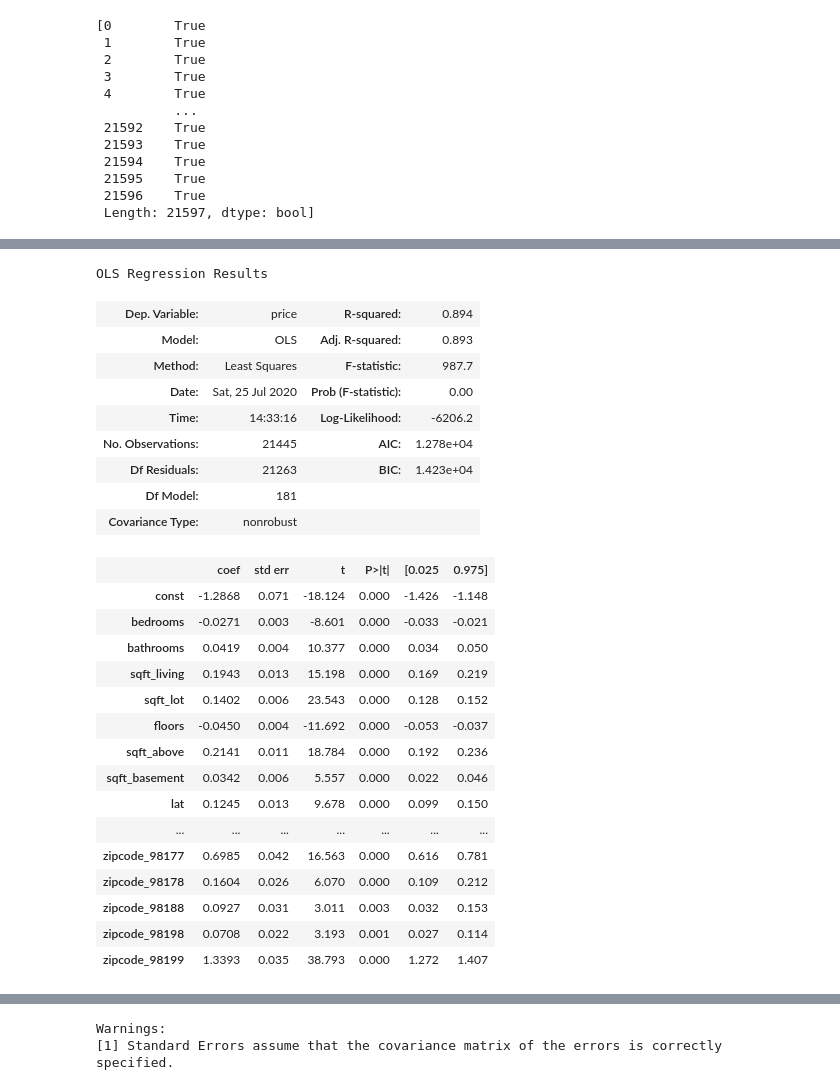
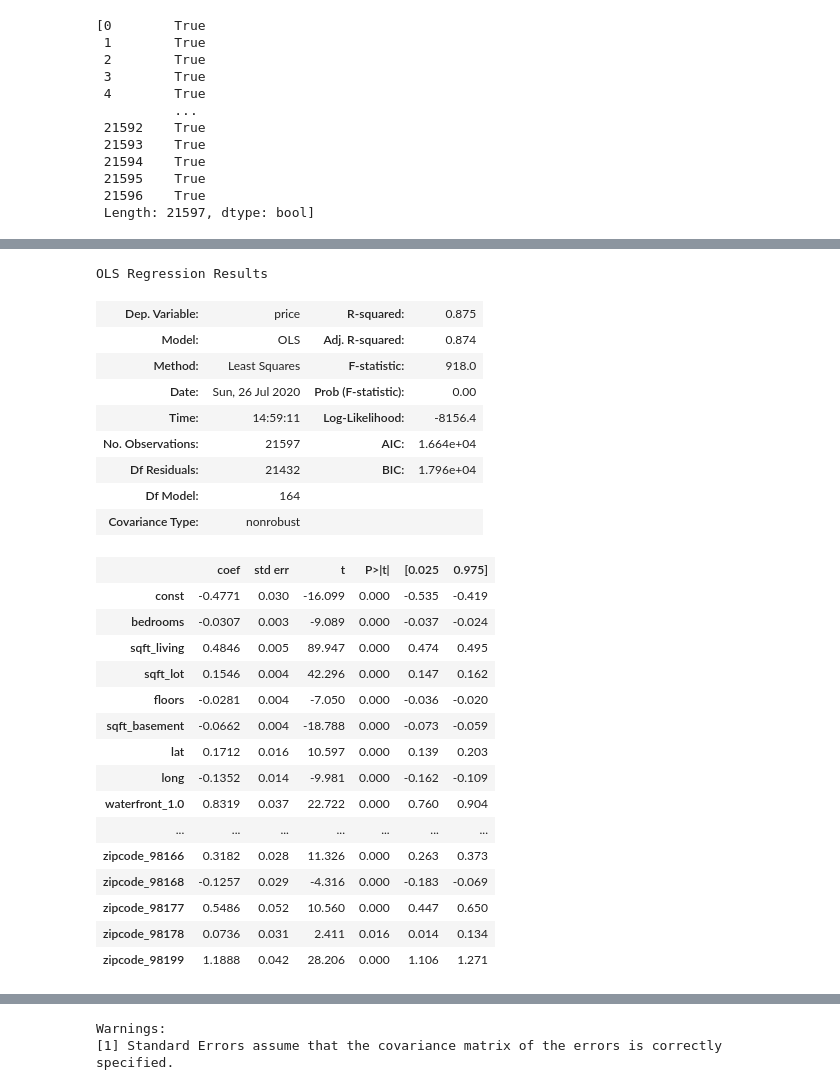
Before and after one commit to minthammock/dsc-mod-2-project-v2-1-onl01-dtsc-pt-041320, a Jupyter notebook: student.ipynb, the cells around one changed output, grey strips where cells are left out. Cells and saved outputs as stored; diff of their text form; code cells hidden in the pictures.

```diff
--- a/student.ipynb
+++ b/student.ipynb
@@ -689,0 +696,9 @@ We now drop the columns with insignificant p-values.
+# %%
+Y = dfModelAdjusted['price']
+X = dfModelAdjusted.drop(labels = 'price', axis = 1)
+X = sm.add_constant(X)
+predictors = '+'.join(dfModelAdjusted.drop(labels = 'price', axis = 1).columns)
+# formula = outcome + '~' + predictors
+# display(formula)
+model = sm.OLS(endog = Y, exog = X).fit()
+model.summary()
@@ -735,11 +783,9 @@ removeOutliers
 # %%
 residuals.describe()
 removeOutliers = residuals.loc[(residuals > residuals.quantile(.0035)) & (residuals < residuals.quantile(.9965))]
-sns.scatterplot(x = dfFinal['price'], y = removeOutliers)
+sns.scatterplot(x = dfModelAdjusted['price'], y = removeOutliers)
 sm.graphics.qqplot(removeOutliers, dist=stats.norm, line='45', fit=True, )
 normalResidualIndecies = removeOutliers.index
-dfFinal2 = dfFinal.iloc[normalResidualIndecies]
-# display(dfFinal.describe().apply(lambda x: round(x, 6)), dfFinal2.describe())
-# dfFinal2.describe()
-# model.resid
+dfFinal2 = dfModelAdjusted.iloc[normalResidualIndecies]
+display(dfFinal2)
 # %% [output]
@@ -748,9 +807,9 @@ dfFinal2 = dfFinal.iloc[normalResidualIndecies]
 # %%
 # display(dfFinal)
-Y = dfFinal.iloc[normalResidualIndecies]['price']
-X = dfFinal.iloc[normalResidualIndecies].drop(labels = 'price', axis = 1)
+Y = dfFinal2['price']
+X = dfFinal2.drop(labels = 'price', axis = 1)
 X = sm.add_constant(X)
-predictors = '+'.join(dfFinal.iloc[normalResidualIndecies].drop(labels = 'price', axis = 1).columns)
+predictors = '+'.join(dfFinal2.drop(labels = 'price', axis = 1).columns)
 # formula = outcome + '~' + predictors
 # display(formula)
 model2 = sm.OLS(endog = Y, exog = X).fit()
@@ -789,9 +848,8 @@ OLS Regression Results
 Warnings:
 [1] Standard Errors assume that the covariance matrix of the errors is correctly specified.
 # %%
-thing = [x for x in model2.pvalues.loc[model2.pvalues > .05].index]
-thing.pop(0)
-dfFinal3 = dfFinal.drop(thing, axis = 1)
-dfFinal3.iloc[normalResidualIndecies]
+thing = list(model2.pvalues.loc[model2.pvalues > .05].index)
+dfFinal3 = dfModelAdjusted.drop(columns = thing)
+dfFinal3
 # normalResidualIndecies
 # %% [output]
@@ -815,36 +873,36 @@ Ttest_indResult(statistic=-0.15793358638347557, pvalue=0.8745098756417498)
 # %%
-Y = dfFinal3.iloc[normalResidualIndecies]['price']
-X = dfFinal3.iloc[normalResidualIndecies].drop(labels = 'price', axis = 1)
+Y = dfFinal3['price']
+X = dfFinal3.drop(labels = 'price', axis = 1)
 X = sm.add_constant(X)
-predictors = '+'.join(dfFinal3.iloc[normalResidualIndecies].drop(labels = 'price', axis = 1).columns)
+predictors = '+'.join(dfFinal3.drop(labels = 'price', axis = 1).columns)
 # formula = outcome + '~' + predictors
 # display(formula)
 model3 = sm.OLS(endog = Y, exog = X).fit()
 model3.summary()
 # %% [output]
 OLS Regression Results
-| Dep. Variable: | price | R-squared: | 0.894 |
-| Model: | OLS | Adj. R-squared: | 0.893 |
-| Method: | Least Squares | F-statistic: | 987.7 |
-| Date: | Sat, 25 Jul 2020 | Prob (F-statistic): | 0.00 |
-| Time: | 14:33:16 | Log-Likelihood: | -6206.2 |
-| No. Observations: | 21445 | AIC: | 1.278e+04 |
-| Df Residuals: | 21263 | BIC: | 1.423e+04 |
-| Df Model: | 181 |  |  |
+| Dep. Variable: | price | R-squared: | 0.875 |
+| Model: | OLS | Adj. R-squared: | 0.874 |
+| Method: | Least Squares | F-statistic: | 918.0 |
+| Date: | Sun, 26 Jul 2020 | Prob (F-statistic): | 0.00 |
+| Time: | 14:59:11 | Log-Likelihood: | -8156.4 |
+| No. Observations: | 21597 | AIC: | 1.664e+04 |
+| Df Residuals: | 21432 | BIC: | 1.796e+04 |
+| Df Model: | 164 |  |  |
 | Covariance Type: | nonrobust |  |  |
 |  | coef | std err | t | P>|t| | [0.025 | 0.975] |
-| const | -1.2868 | 0.071 | -18.124 | 0.000 | -1.426 | -1.148 |
-| bedrooms | -0.0271 | 0.003 | -8.601 | 0.000 | -0.033 | -0.021 |
-| bathrooms | 0.0419 | 0.004 | 10.377 | 0.000 | 0.034 | 0.050 |
-| sqft_living | 0.1943 | 0.013 | 15.198 | 0.000 | 0.169 | 0.219 |
-| sqft_lot | 0.1402 | 0.006 | 23.543 | 0.000 | 0.128 | 0.152 |
-| floors | -0.0450 | 0.004 | -11.692 | 0.000 | -0.053 | -0.037 |
-| sqft_above | 0.2141 | 0.011 | 18.784 | 0.000 | 0.192 | 0.236 |
-| sqft_basement | 0.0342 | 0.006 | 5.557 | 0.000 | 0.022 | 0.046 |
-| lat | 0.1245 | 0.013 | 9.678 | 0.000 | 0.099 | 0.150 |
+| const | -0.4771 | 0.030 | -16.099 | 0.000 | -0.535 | -0.419 |
+| bedrooms | -0.0307 | 0.003 | -9.089 | 0.000 | -0.037 | -0.024 |
+| sqft_living | 0.4846 | 0.005 | 89.947 | 0.000 | 0.474 | 0.495 |
+| sqft_lot | 0.1546 | 0.004 | 42.296 | 0.000 | 0.147 | 0.162 |
+| floors | -0.0281 | 0.004 | -7.050 | 0.000 | -0.036 | -0.020 |
+| sqft_basement | -0.0662 | 0.004 | -18.788 | 0.000 | -0.073 | -0.059 |
+| lat | 0.1712 | 0.016 | 10.597 | 0.000 | 0.139 | 0.203 |
+| long | -0.1352 | 0.014 | -9.981 | 0.000 | -0.162 | -0.109 |
+| waterfront_1.0 | 0.8319 | 0.037 | 22.722 | 0.000 | 0.760 | 0.904 |
 | ... | ... | ... | ... | ... | ... | ... |
-| zipcode_98177 | 0.6985 | 0.042 | 16.563 | 0.000 | 0.616 | 0.781 |
-| zipcode_98178 | 0.1604 | 0.026 | 6.070 | 0.000 | 0.109 | 0.212 |
-| zipcode_98188 | 0.0927 | 0.031 | 3.011 | 0.003 | 0.032 | 0.153 |
-| zipcode_98198 | 0.0708 | 0.022 | 3.193 | 0.001 | 0.027 | 0.114 |
-| zipcode_98199 | 1.3393 | 0.035 | 38.793 | 0.000 | 1.272 | 1.407 |
+| zipcode_98166 | 0.3182 | 0.028 | 11.326 | 0.000 | 0.263 | 0.373 |
+| zipcode_98168 | -0.1257 | 0.029 | -4.316 | 0.000 | -0.183 | -0.069 |
+| zipcode_98177 | 0.5486 | 0.052 | 10.560 | 0.000 | 0.447 | 0.650 |
+| zipcode_98178 | 0.0736 | 0.031 | 2.411 | 0.016 | 0.014 | 0.134 |
+| zipcode_98199 | 1.1888 | 0.042 | 28.206 | 0.000 | 1.106 | 1.271 |
```
Also changed, not shown: parts of 19 cells of this notebook.
